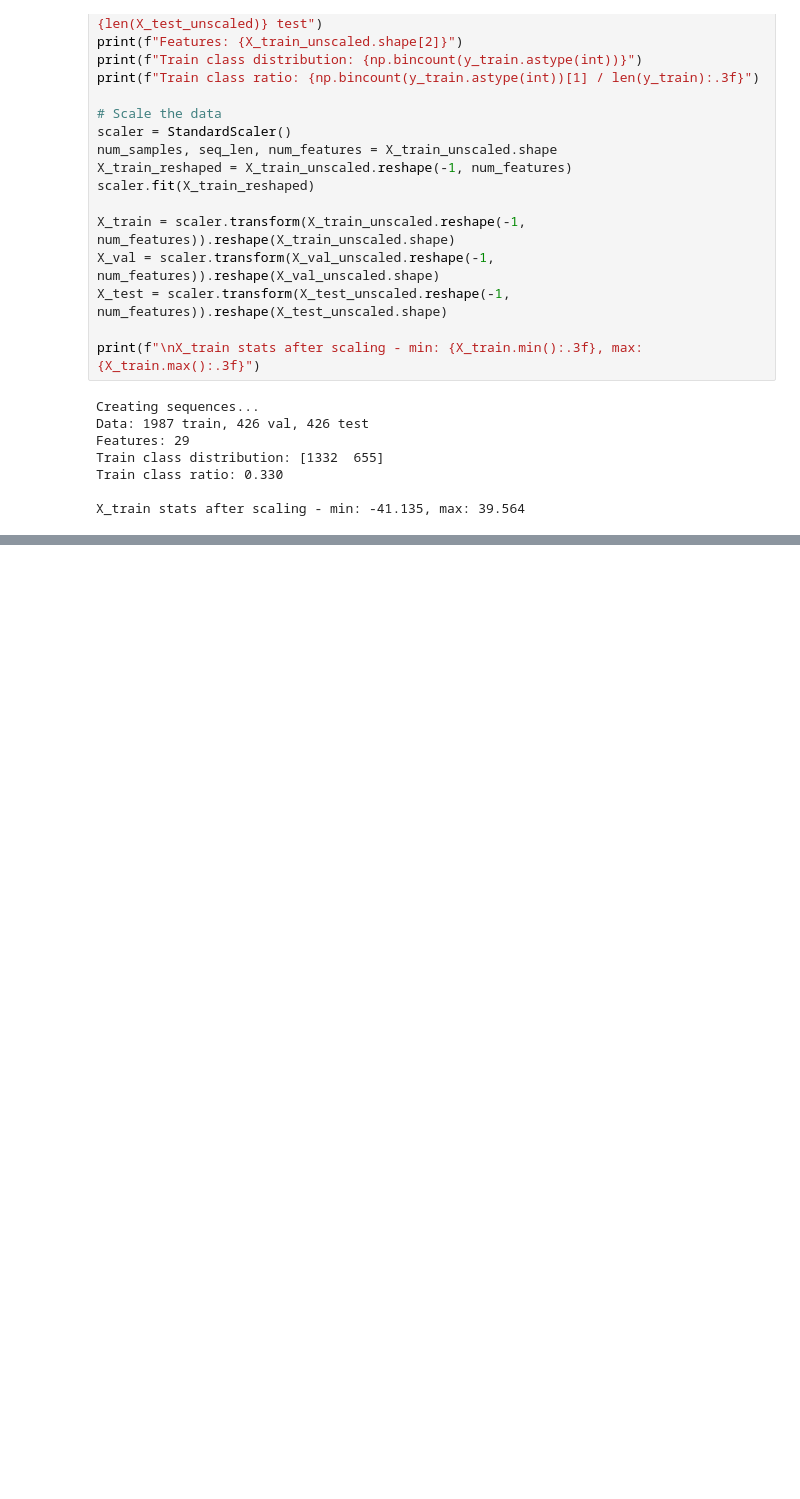
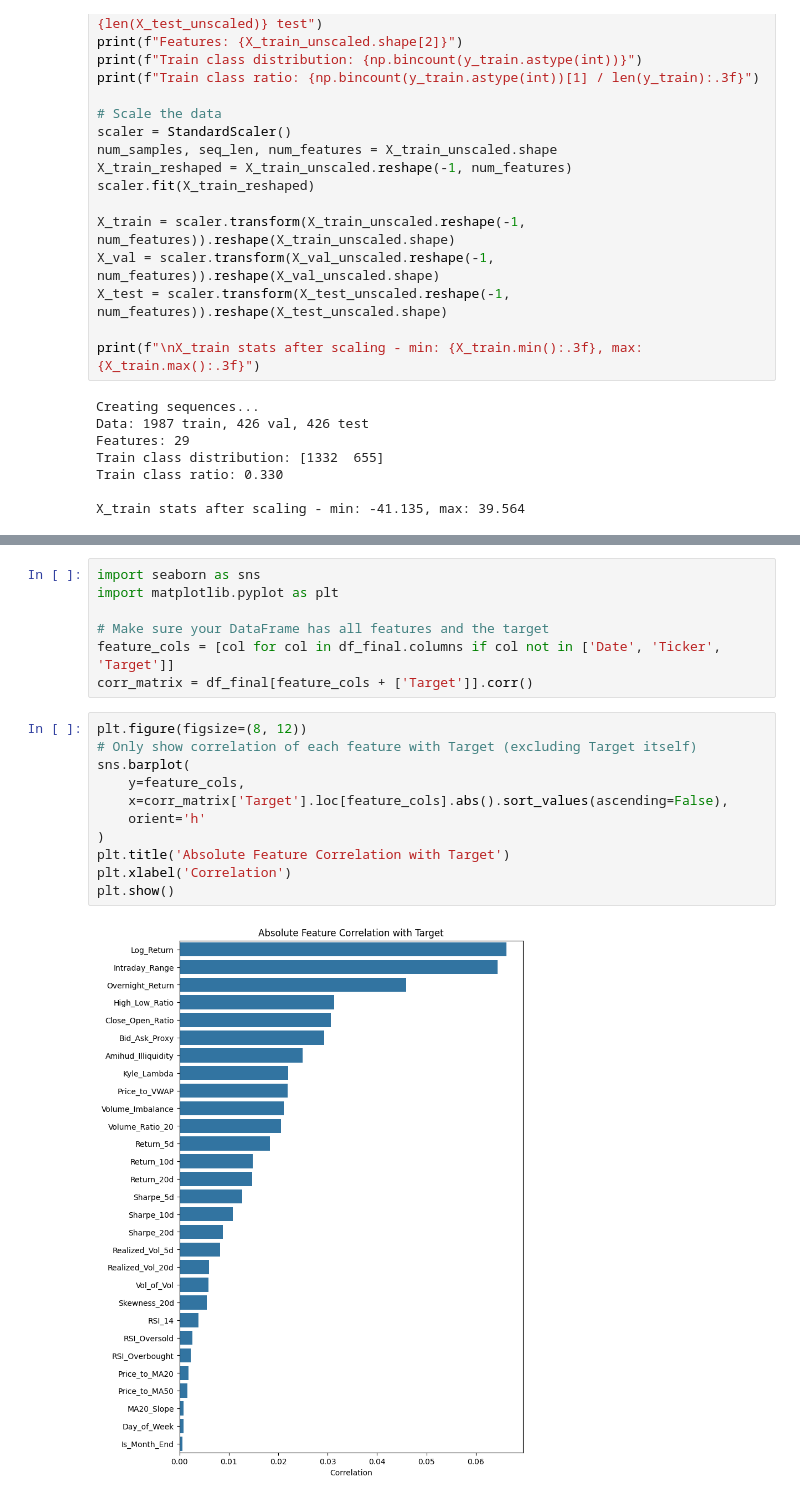
Before and after one commit to xCamelot2001/AI-Stock-Predictor, a Jupyter notebook: notebooks/07_initial_model_lstm.ipynb, the cells around one changed output, grey strips where cells are left out. Drawn from its saved outputs; the diff is of its cells as text; blank space fills up the shorter version.

Commit message:
made feature correlation and noticed feature importance is still weak

```diff
--- a/notebooks/07_initial_model_lstm.ipynb
+++ b/notebooks/07_initial_model_lstm.ipynb
@@ -414,0 +452,20 @@ RF accuracy: 0.642
+# %%
+import seaborn as sns
+import matplotlib.pyplot as plt
+
+# Make sure your DataFrame has all features and the target
+feature_cols = [col for col in df_final.columns if col not in ['Date', 'Ticker', 'Target']]
+corr_matrix = df_final[feature_cols + ['Target']].corr()
+# %%
+plt.figure(figsize=(8, 12))
+# Only show correlation of each feature with Target (excluding Target itself)
+sns.barplot(
+    y=feature_cols,
+    x=corr_matrix['Target'].loc[feature_cols].abs().sort_values(ascending=False),
+    orient='h'
+)
+plt.title('Absolute Feature Correlation with Target')
+plt.xlabel('Correlation')
+plt.show()
+# %% [output]
+[figure, added]
```
Also changed, not shown: parts of 10 cells of this notebook, 1 other file.
